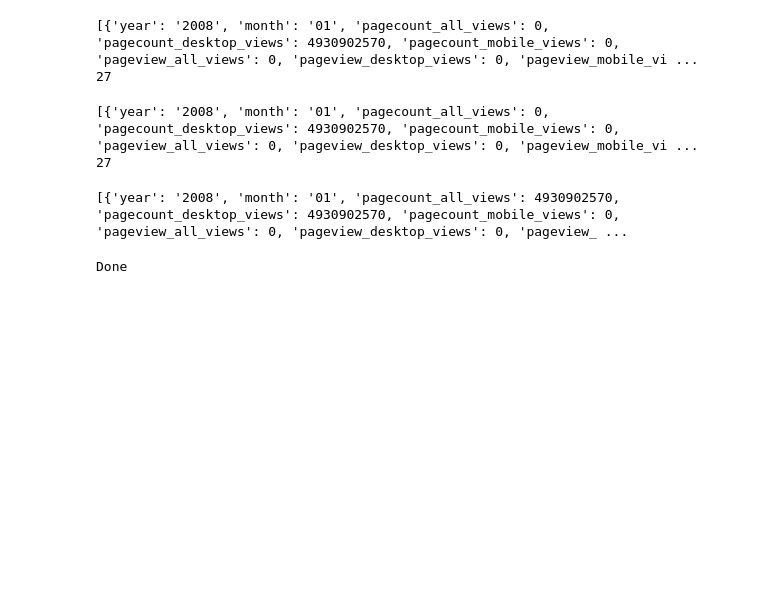
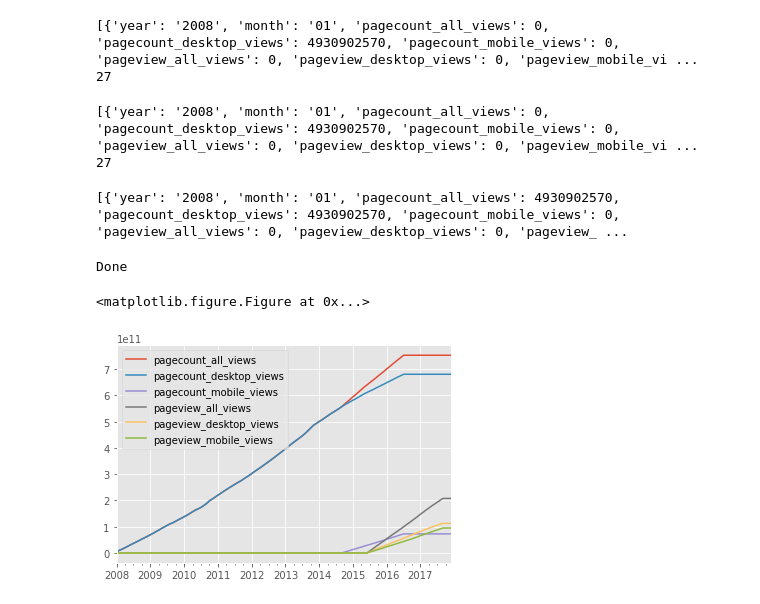
Before and after one commit to abhishekanand/data-512-a1, a Jupyter notebook: hcds-a1-data-curation.ipynb, the cells around one changed output. Cells and saved outputs as stored; diff of their text form; code cells hidden in the pictures; blank space fills up the shorter version.

Commit message:
PLotted Graph

```diff
--- a/hcds-a1-data-curation.ipynb
+++ b/hcds-a1-data-curation.ipynb
@@ -330,3 +330,29 @@ with open(CSVOut, "w") as ofile:
 print("Done")
 # %% [output]
 Done
+# %%
+#https://chrisalbon.com/python/pandas_dataframe_importing_csv.html
+
+df = pd.DataFrame(output, columns=['year','month','pagecount_all_views','pagecount_desktop_views','pagecount_mobile_views','pageview_all_views','pageview_desktop_views','pageview_mobile_views'])
+#print(df)
+# %%
+# Pandas Documnetation
+# https://pandas.pydata.org/pandas-docs/stable/visualization.html
+# Convert Select Columns in Pandas Dataframe to Numpy Array
+# https://stackoverflow.com/questions/31789160/convert-select-columns-in-pandas-dataframe-to-numpy-array
+# df.as_matrix(columns=df.columns[2:])
+
+import matplotlib.pyplot as plt
+import matplotlib
+#matplotlib.style.use('ggplot')
+%matplotlib inline
+
+#dfg = pd.DataFrame(df.as_matrix(columns=df.columns[2:]), index=pd.date_range('1/1/2008', periods=120), columns=['pagecount_all_views','pagecount_desktop_views','pagecount_mobile_views','pageview_all_views','pageview_desktop_views','pageview_mobile_views'])
+dfg = pd.DataFrame(df.as_matrix(columns=df.columns[2:]), index=pd.date_range(start='1/1/2008', end='12/1/2017', freq='MS'), columns=['pagecount_all_views','pagecount_desktop_views','pagecount_mobile_views','pageview_all_views','pageview_desktop_views','pageview_mobile_views'])
+dfg = dfg.cumsum()
+
+plt.figure();
+dfg.plot();
+# %% [output]
+<matplotlib.figure.Figure at 0x...>
+[figure, added]
```
Also changed, not shown: parts of 1 cell of this notebook, 1 other file.
